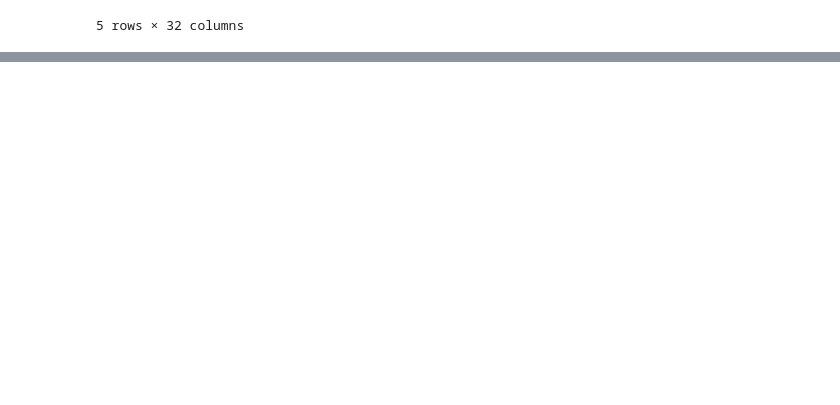
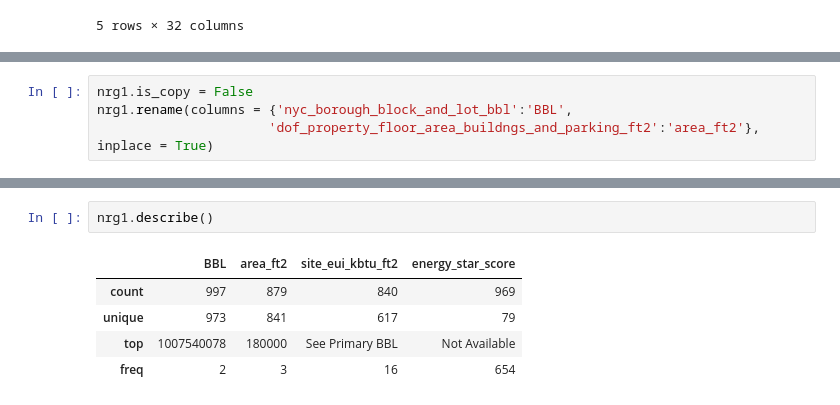
Before and after one commit to picniclin/PUI2017_yl5240, a Jupyter notebook: HW6_yl5240/HW6_Assignment.ipynb, the cells around one changed output, grey strips where cells are left out. Saved outputs shown, nothing was run; the diff lists cells and outputs as text; blank space fills up the shorter version.

```diff
--- a/HW6_yl5240/HW6_Assignment.ipynb
+++ b/HW6_yl5240/HW6_Assignment.ipynb
@@ -219,0 +105,4 @@ m.head()
+# %%
+nrg1.is_copy = False
+nrg1.rename(columns = {'nyc_borough_block_and_lot_bbl':'BBL',
+                      'dof_property_floor_area_buildngs_and_parking_ft2':'area_ft2'}, inplace = True)
@@ -219,0 +120,8 @@ m.head()
+# %%
+nrg1.describe()
+# %% [output]
+|  | BBL | area_ft2 | site_eui_kbtu_ft2 | energy_star_score |
+| count | 997 | 879 | 840 | 969 |
+| unique | 973 | 841 | 617 | 79 |
+| top | 1007540078 | 180000 | See Primary BBL | Not Available |
+| freq | 2 | 3 | 16 | 654 |
```
Also changed, not shown: parts of 80 cells of this notebook.
